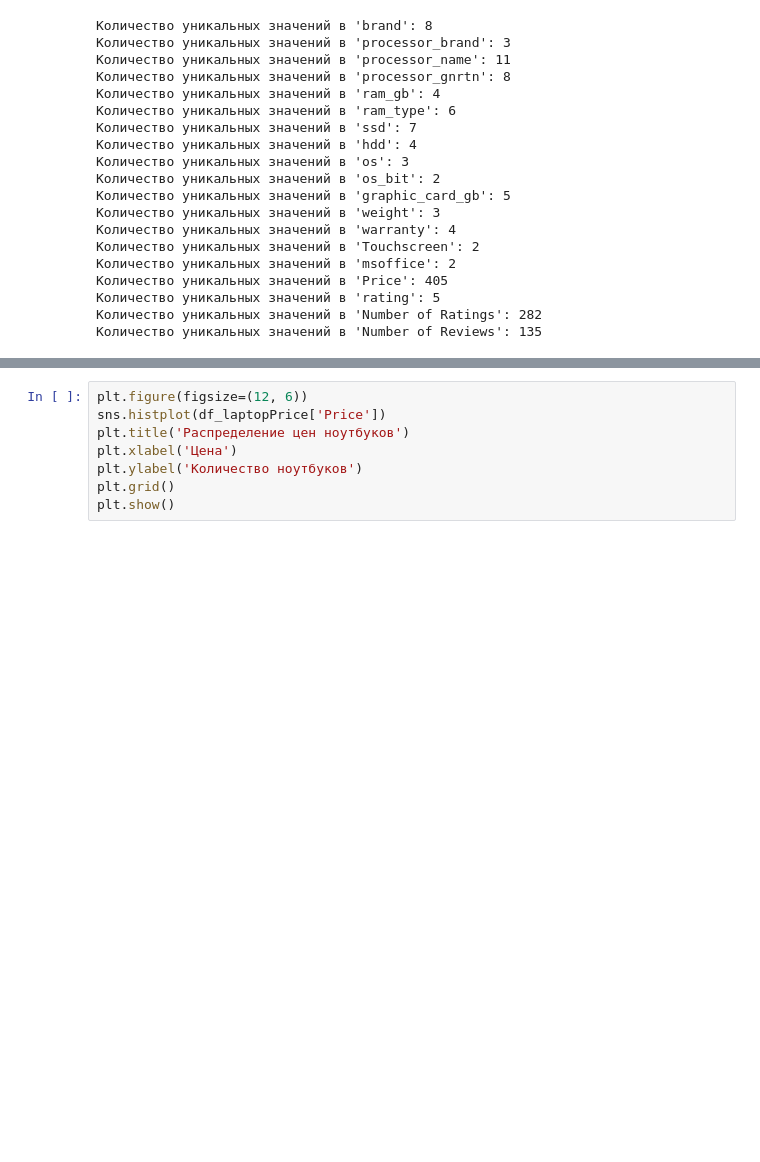
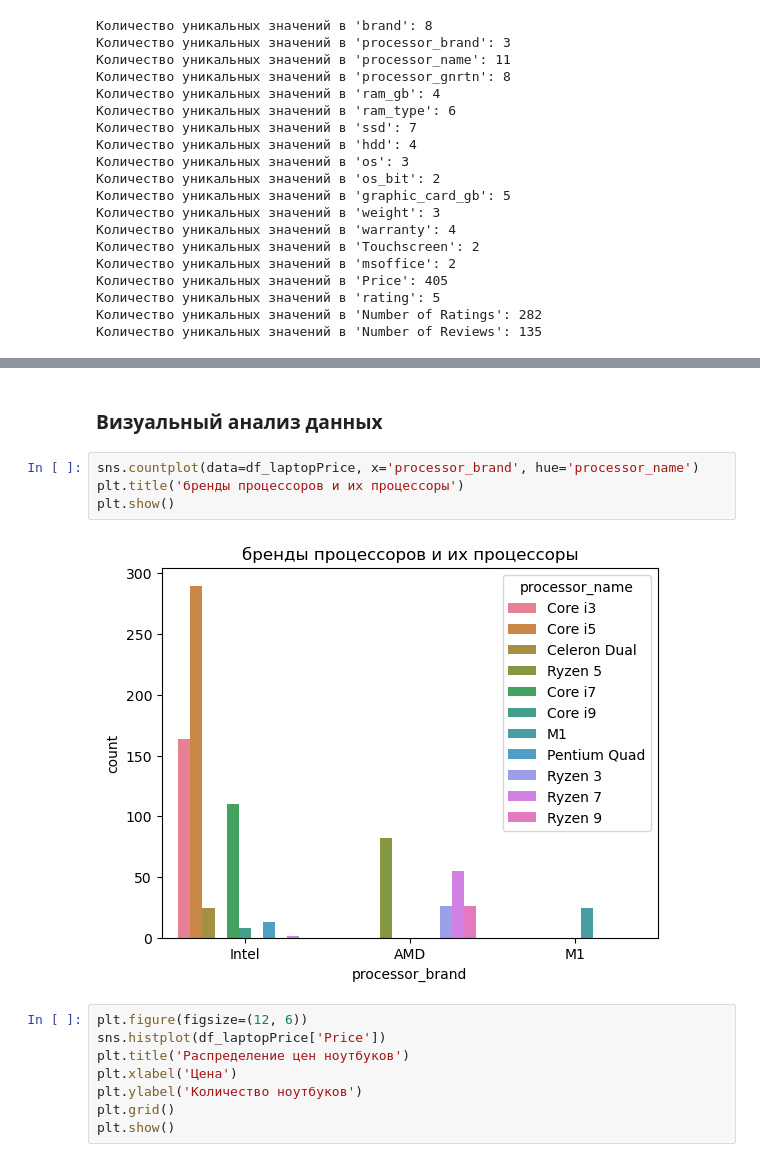
Before and after one commit to kri7ch/Machine-Learning, a Jupyter notebook: Tasks/rakhm_mikhaylov_laptop.ipynb, the cells around one changed output, grey strips where cells are left out. Saved outputs shown, nothing was run; the diff lists cells and outputs as text; blank space fills up the shorter version.

```diff
--- a/Tasks/rakhm_mikhaylov_laptop.ipynb
+++ b/Tasks/rakhm_mikhaylov_laptop.ipynb
@@ -202,3 +197,11 @@ df_laptopPrice.head()
+# %% [markdown]
+### Визуальный анализ данных
+# %%
+sns.countplot(data=df_laptopPrice, x='processor_brand', hue='processor_name')
+plt.title('бренды процессоров и их процессоры')
+plt.show()
+# %% [output]
+[figure, added]
 # %%
 plt.figure(figsize=(12, 6))
 sns.histplot(df_laptopPrice['Price'])
```
Also changed, not shown: parts of 38 cells of this notebook.
